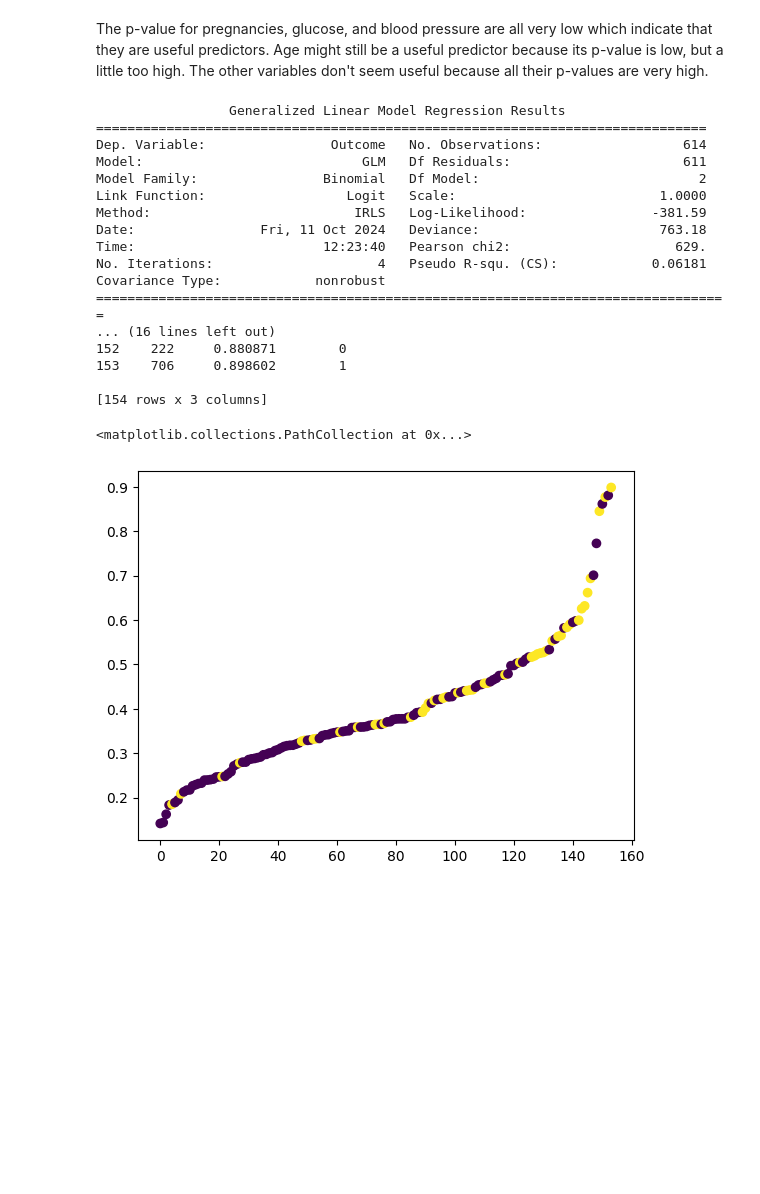
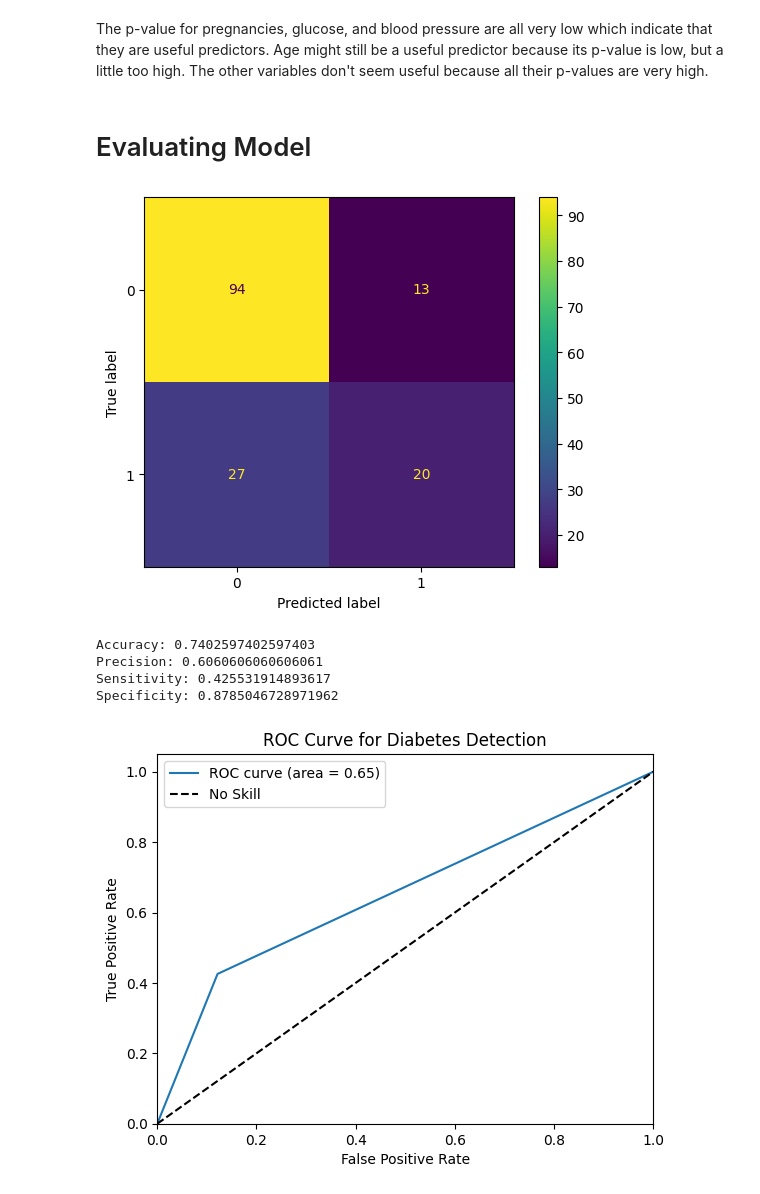
Before and after one commit to dliu31/Repository, a Jupyter notebook: regression.ipynb, the cells around one changed output. Drawn from its saved outputs; the diff is of its cells as text; code cells hidden in the pictures; blank space fills up the shorter version.

Commit message:
Added logistic regression and analysis

```diff
--- a/regression.ipynb
+++ b/regression.ipynb
@@ -43,32 +43,60 @@ The p-value for pregnancies, glucose, and blood pressure are all very low which
 selected_features = ["Pregnancies", "Glucose", "BloodPressure"]
 
 train_x = train_x[selected_features]
+test_x_2 = test_x
 test_x = test_x[selected_features]
 
 model = sm.GLM(train_y, train_x, family=sm.families.Binomial()).fit()
 predictions = pd.DataFrame(model.predict(test_x))
-predictions.columns = ["Predictions"]
-compare = pd.concat([predictions, test_y], axis=1)
-compare = compare.sort_values(by="Predictions").reset_index()
-
-plt.scatter(compare.index, compare["Predictions"], c=compare["Outcome"])
+predictions.columns = ["Outcome"]
-# %% [output]
-                 Generalized Linear Model Regression Results
-==============================================================================
-Dep. Variable:                Outcome   No. Observations:                  614
-Model:                            GLM   Df Residuals:                      611
-Model Family:                Binomial   Df Model:                            2
-Link Function:                  Logit   Scale:                          1.0000
-Method:                          IRLS   Log-Likelihood:                -381.59
-Date:                Fri, 11 Oct 2024   Deviance:                       763.18
-Time:                        12:23:40   Pearson chi2:                     629.
-No. Iterations:                     4   Pseudo R-squ. (CS):            0.06181
-Covariance Type:            nonrobust
-=================================================================================
-... (16 lines left out)
-152    222     0.880871        0
-153    706     0.898602        1
-
-[154 rows x 3 columns]
-<matplotlib.collections.PathCollection at 0x...>
-[figure, removed]
+# %% [markdown]
+# Evaluating Model
+# %%
+from sklearn.metrics import confusion_matrix
+from sklearn.metrics import ConfusionMatrixDisplay
+from sklearn.metrics import accuracy_score
+from sklearn.metrics import precision_score
+from sklearn.metrics import recall_score
+from sklearn.metrics import roc_curve
+from sklearn.metrics import auc
+
+# Confusion Matrix
+clean_predictions = predictions
+for i in range(len(clean_predictions)):
+    if (clean_predictions.iloc[i, 0] > 0.5):
+        clean_predictions.iloc[i, 0] = 1
+    else:
+        clean_predictions.iloc[i, 0] = 0
+cm = confusion_matrix(test_y, clean_predictions)
+
+cm_display = ConfusionMatrixDisplay(confusion_matrix = cm, display_labels = [0, 1])
+
+cm_display.plot()
+plt.show()
+
+print("Accuracy:", accuracy_score(test_y, clean_predictions))
+print("Precision:", precision_score(test_y, clean_predictions))
+print("Sensitivity:", recall_score(test_y, clean_predictions))
+print("Specificity:", recall_score(test_y, clean_predictions, pos_label=0))
+
+# AUC-ROC Curve
+fpr, tpr, thresholds = roc_curve(test_y, predictions)
+roc_auc = auc(fpr, tpr)
+
+plt.figure()
+plt.plot(fpr, tpr, label='ROC curve (area = %0.2f)' % roc_auc)
+plt.plot([0, 1], [0, 1], 'k--', label='No Skill')
+plt.xlim([0.0, 1.0])
+plt.ylim([0.0, 1.05])
+plt.xlabel('False Positive Rate')
+plt.ylabel('True Positive Rate')
+plt.title('ROC Curve for Diabetes Detection')
+plt.legend()
+plt.show()
+# %% [output]
+[figure, added]
+Accuracy: 0.7402597402597403
+Precision: 0.6060606060606061
+Sensitivity: 0.425531914893617
+Specificity: 0.8785046728971962
+[figure, added]
```
Also changed, not shown: parts of 1 cell of this notebook, 3 other files.
